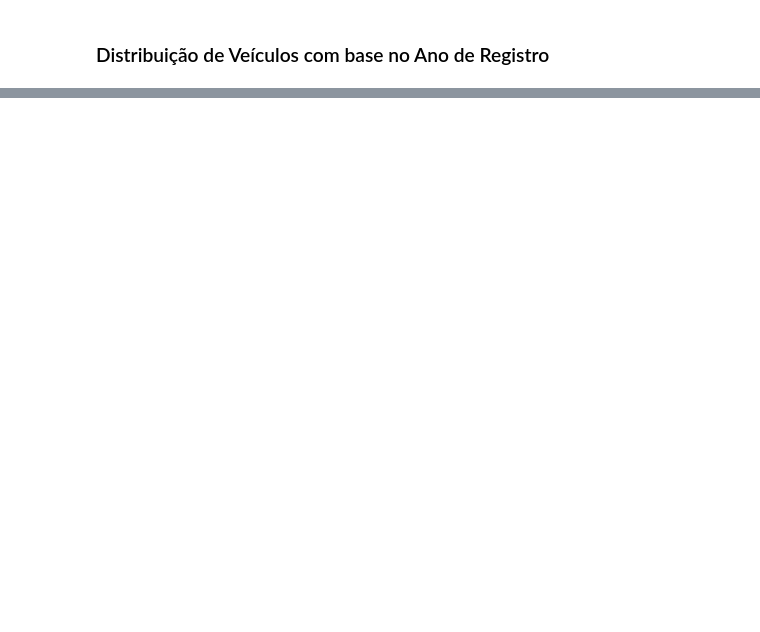
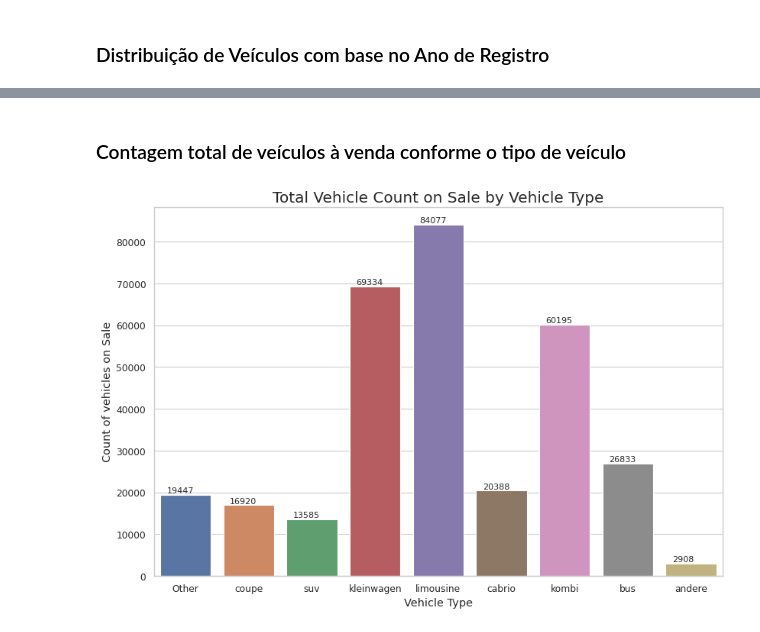
Before and after one commit to ralsouza/kaggle, a Jupyter notebook: src/01_Kaggle_Analysis_1.ipynb, the cells around one changed output, grey strips where cells are left out. Cells and saved outputs as stored; diff of their text form; code cells hidden in the pictures; blank space fills up the shorter version.

```diff
--- a/src/01_Kaggle_Analysis_1.ipynb
+++ b/src/01_Kaggle_Analysis_1.ipynb
@@ -52,0 +76,18 @@ plt.show()
+# %% [markdown]
+### Contagem total de veículos à venda conforme o tipo de veículo
+# %%
+# Crie um Count Plot que mostre o número de veículos pertencentes a cada categoria
+plt.figure(figsize=(12,8),dpi=80)
+sns.set_style('whitegrid')
+g = sns.countplot(df['vehicleType'])
+plt.title('Total Vehicle Count on Sale by Vehicle Type',fontsize=18)
+plt.ylabel('Count of vehicles on Sale',fontsize=13)
+plt.xlabel('Vehicle Type',fontsize=13)
+
+# To get data labels on the top of bars
+for p in g.patches:
+  g.annotate((p.get_height()), (p.get_x()+0.1, p.get_height()+500))
+
+plt.show()
+# %% [output]
+[figure, added]
```
Also changed, not shown: parts of 3 cells of this notebook.
